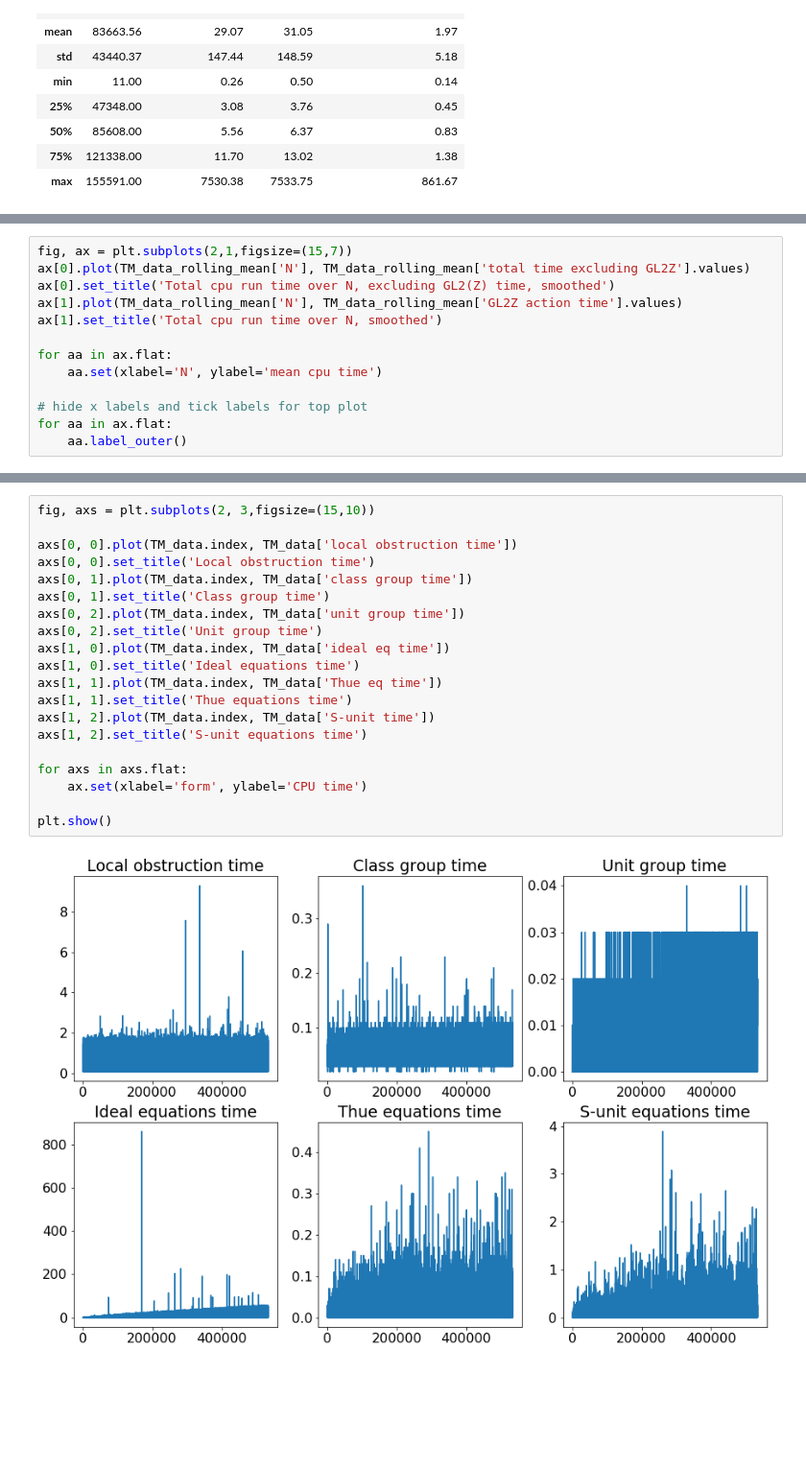
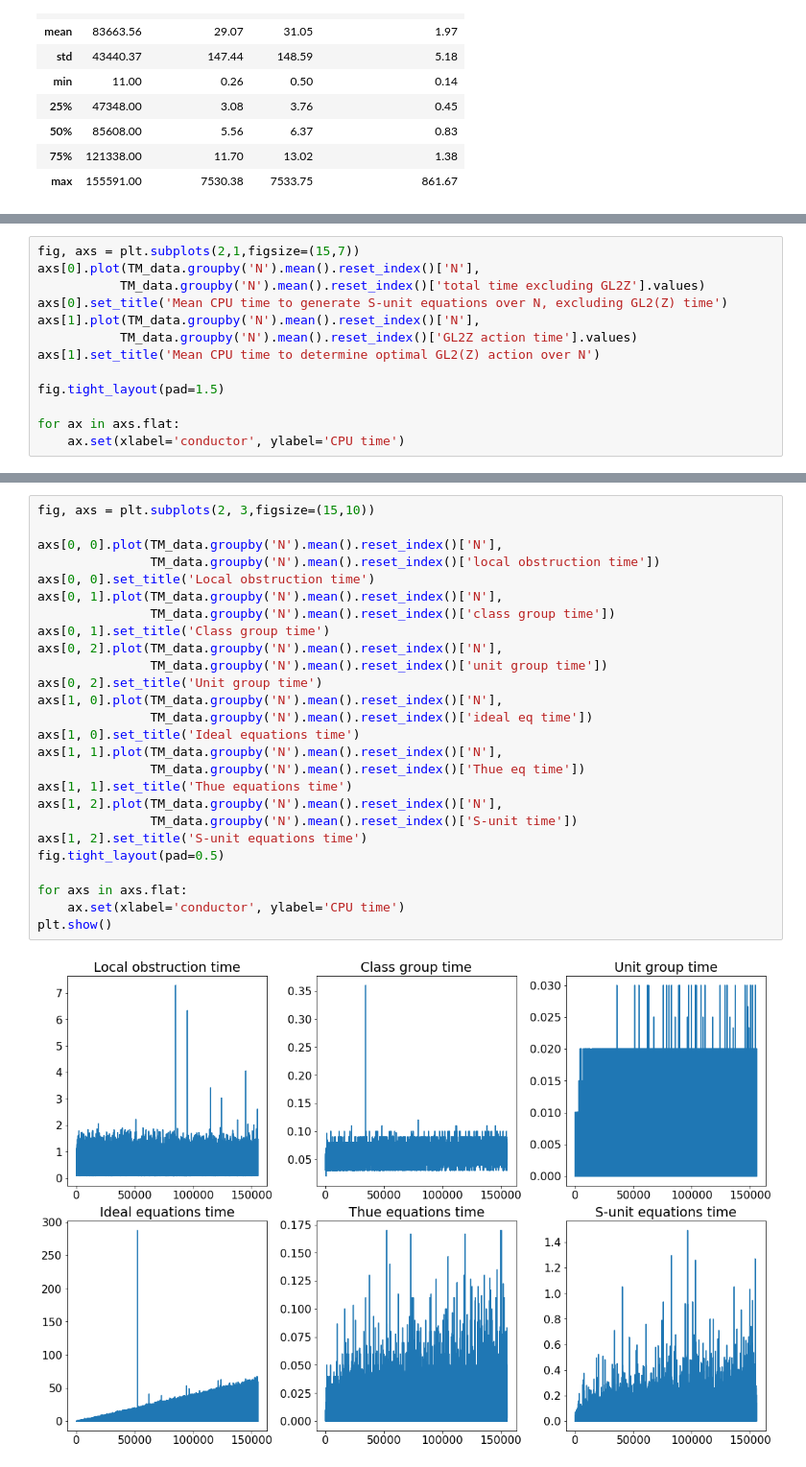
Before and after one commit to adelagherga/ThueMahler, a Jupyter notebook: Code/SUnitEqDataAnalysis.ipynb, the cells around one changed output, grey strips where cells are left out. Shown: that part at 96% size. Saved outputs shown, nothing was run; the diff lists cells and outputs as text; blank space fills up the shorter version.

```diff
--- a/Code/SUnitEqDataAnalysis.ipynb
+++ b/Code/SUnitEqDataAnalysis.ipynb
@@ -729,14 +792,14 @@ Again, these graphs are not overly telling, so we take a rolling average over ev
 # %%
-fig, ax = plt.subplots(2,1,figsize=(15,7))
-ax[0].plot(TM_data_rolling_mean['N'], TM_data_rolling_mean['total time excluding GL2Z'].values)
-ax[0].set_title('Total cpu run time over N, excluding GL2(Z) time, smoothed')
-ax[1].plot(TM_data_rolling_mean['N'], TM_data_rolling_mean['GL2Z action time'].values)
-ax[1].set_title('Total cpu run time over N, smoothed')
+fig, axs = plt.subplots(2,1,figsize=(15,7))
+axs[0].plot(TM_data.groupby('N').mean().reset_index()['N'],
+           TM_data.groupby('N').mean().reset_index()['total time excluding GL2Z'].values)
+axs[0].set_title('Mean CPU time to generate S-unit equations over N, excluding GL2(Z) time')
+axs[1].plot(TM_data.groupby('N').mean().reset_index()['N'],
+           TM_data.groupby('N').mean().reset_index()['GL2Z action time'].values)
+axs[1].set_title('Mean CPU time to determine optimal GL2(Z) action over N')
 
-for aa in ax.flat:
-    aa.set(xlabel='N', ylabel='mean cpu time')
+fig.tight_layout(pad=1.5)
 
-# hide x labels and tick labels for top plot
-for aa in ax.flat:
-    aa.label_outer()
+for ax in axs.flat:
+    ax.set(xlabel='conductor', ylabel='CPU time')
 # %% [output]
@@ -746,22 +809,28 @@ The following graph illustrates all of the CPU run times required to generate th
 # %%
 fig, axs = plt.subplots(2, 3,figsize=(15,10))
 
-axs[0, 0].plot(TM_data.index, TM_data['local obstruction time'])
+axs[0, 0].plot(TM_data.groupby('N').mean().reset_index()['N'],
+               TM_data.groupby('N').mean().reset_index()['local obstruction time'])
 axs[0, 0].set_title('Local obstruction time')
-axs[0, 1].plot(TM_data.index, TM_data['class group time'])
+axs[0, 1].plot(TM_data.groupby('N').mean().reset_index()['N'],
+               TM_data.groupby('N').mean().reset_index()['class group time'])
 axs[0, 1].set_title('Class group time')
-axs[0, 2].plot(TM_data.index, TM_data['unit group time'])
+axs[0, 2].plot(TM_data.groupby('N').mean().reset_index()['N'],
+               TM_data.groupby('N').mean().reset_index()['unit group time'])
 axs[0, 2].set_title('Unit group time')
-axs[1, 0].plot(TM_data.index, TM_data['ideal eq time'])
+axs[1, 0].plot(TM_data.groupby('N').mean().reset_index()['N'],
+               TM_data.groupby('N').mean().reset_index()['ideal eq time'])
 axs[1, 0].set_title('Ideal equations time')
-axs[1, 1].plot(TM_data.index, TM_data['Thue eq time'])
+axs[1, 1].plot(TM_data.groupby('N').mean().reset_index()['N'],
+               TM_data.groupby('N').mean().reset_index()['Thue eq time'])
 axs[1, 1].set_title('Thue equations time')
-axs[1, 2].plot(TM_data.index, TM_data['S-unit time'])
+axs[1, 2].plot(TM_data.groupby('N').mean().reset_index()['N'],
+               TM_data.groupby('N').mean().reset_index()['S-unit time'])
 axs[1, 2].set_title('S-unit equations time')
+fig.tight_layout(pad=0.5)
 
 for axs in axs.flat:
-    ax.set(xlabel='form', ylabel='CPU time')
-
+    ax.set(xlabel='conductor', ylabel='CPU time')
 plt.show()
 # %% [output]
-[figure, old version]
+[figure, new version]
```
Also changed, not shown: parts of 22 cells of this notebook.
